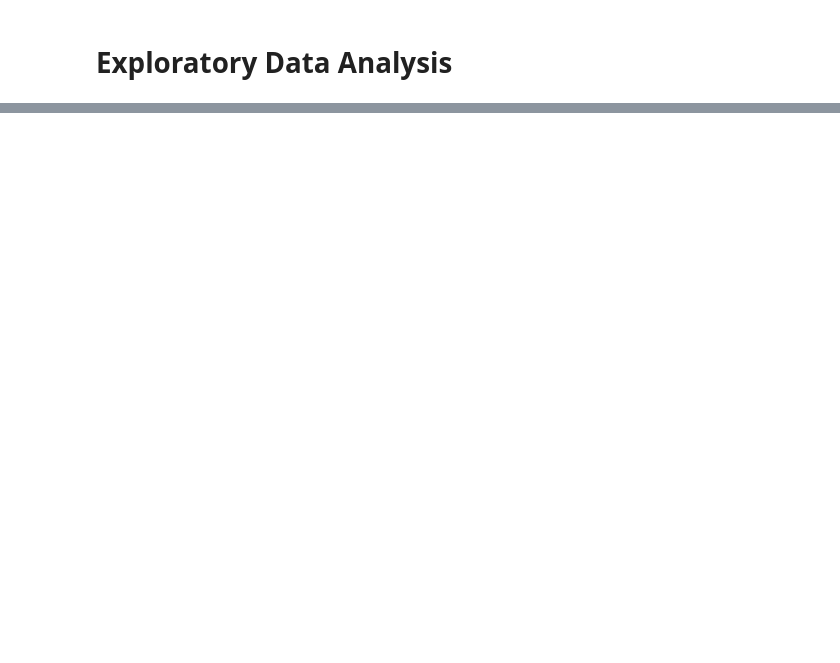
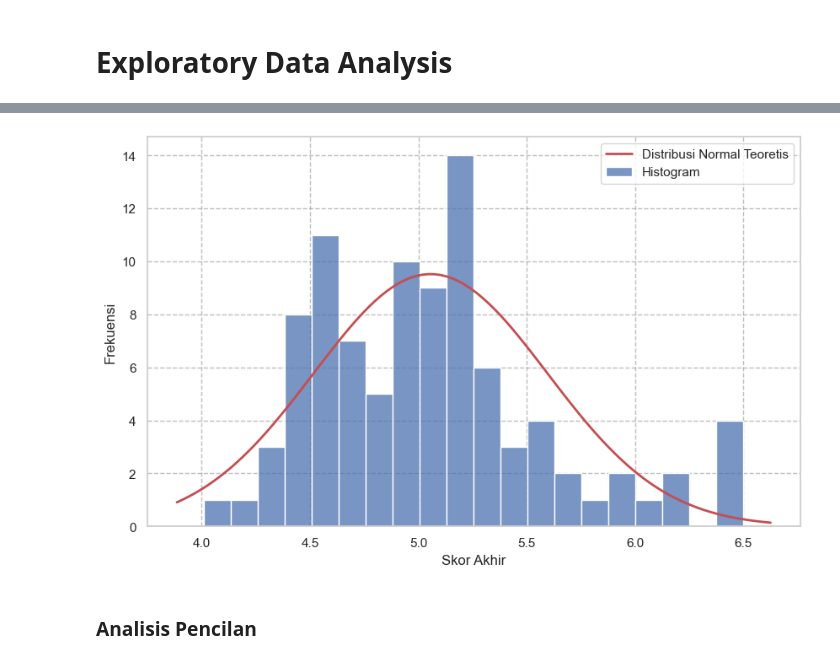
Before and after one commit to fathurwithyou/StudiumGenerale-Toleransi, a Jupyter notebook: main.ipynb, the cells around one changed output, grey strips where cells are left out. Drawn from its saved outputs; the diff is of its cells as text; code cells hidden in the pictures; blank space fills up the shorter version.

```diff
--- a/main.ipynb
+++ b/main.ipynb
@@ -217,0 +138,23 @@ memory usage: 14.8+ KB
+# %%
+final_scores = df["Skor Akhir"]
+
+sns.set(style="whitegrid")
+plt.figure(figsize=(10, 6))
+sns.histplot(final_scores, kde=False, bins=20, label='Histogram')
+
+mu, std = norm.fit(final_scores)
+xmin, xmax = plt.xlim()
+x = np.linspace(xmin, xmax, 100)
+p = norm.pdf(x, mu, std)
+plt.grid(alpha=0.5, linestyle='--', color='gray')
+
+plt.plot(x, p * len(final_scores) * (xmax - xmin) / 20, 'r-', label='Distribusi Normal Teoretis', linewidth=2)
+
+plt.xlabel('Skor Akhir')
+plt.ylabel('Frekuensi')
+plt.legend()
+plt.show()
+# %% [output]
+[figure, added]
+# %% [markdown]
+### **Analisis Pencilan**
```
Also changed, not shown: parts of 25 cells of this notebook, 5 other files.
